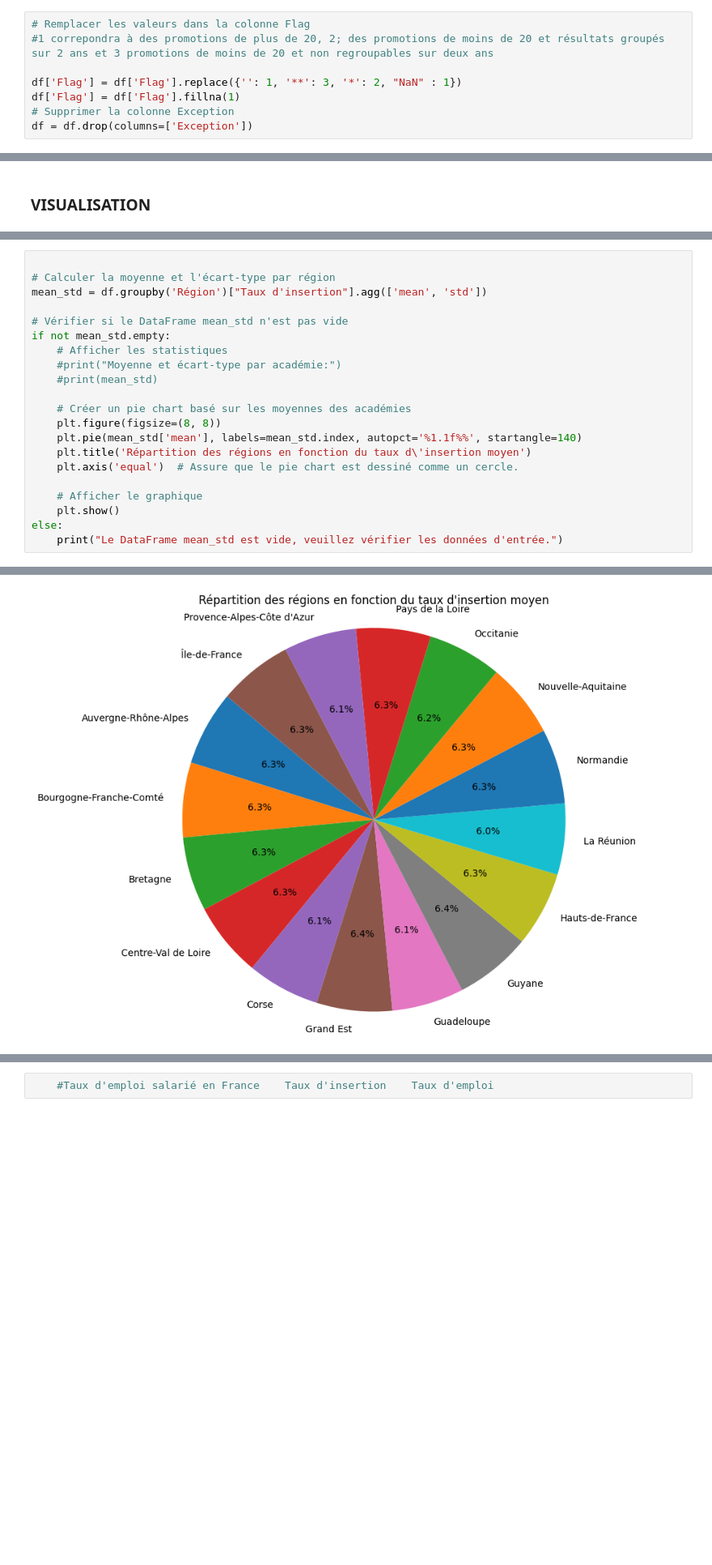
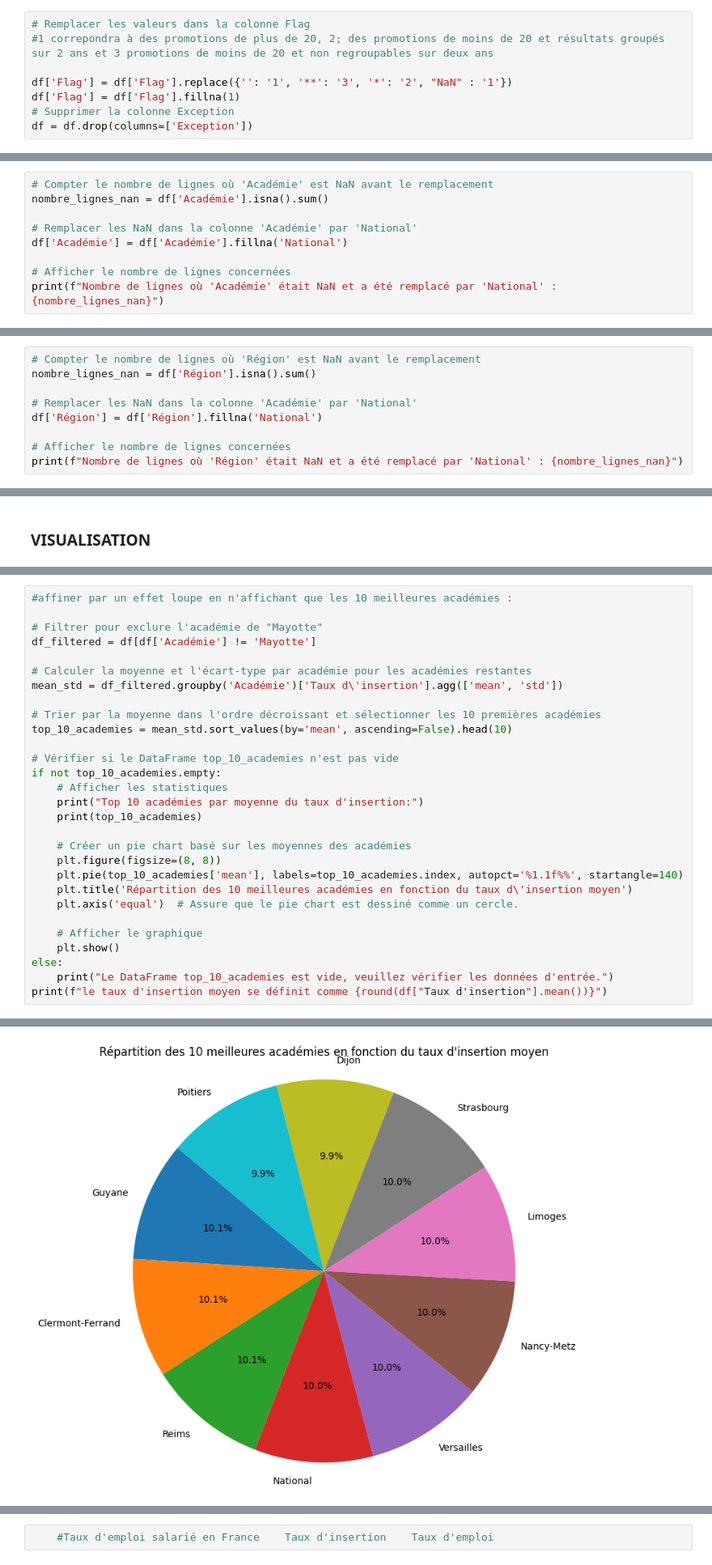
Before and after one commit to sybilleloth/debouchesBAC3, a Jupyter notebook: data/connaissance fichier data.ipynb, the cells around one changed output, grey strips where cells are left out. Shown at 81% size. Cells and saved outputs as stored; diff of their text form; blank space fills up the shorter version.

Commit message:
fonctionne mais tjs incomplet

```diff
--- a/data/connaissance fichier data.ipynb
+++ b/data/connaissance fichier data.ipynb
@@ -943,7 +1193,7 @@ df_mayotte.head(10).T
 # Remplacer les valeurs dans la colonne Flag
 #1 correpondra à des promotions de plus de 20, 2; des promotions de moins de 20 et résultats groupés sur 2 ans et 3 promotions de moins de 20 et non regroupables sur deux ans
 
-df['Flag'] = df['Flag'].replace({'': 1, '**': 3, '*': 2, "NaN" : 1})
+df['Flag'] = df['Flag'].replace({'': '1', '**': '3', '*': '2', "NaN" : '1'})
 df['Flag'] = df['Flag'].fillna(1)
 # Supprimer la colonne Exception
 df = df.drop(columns=['Exception'])
@@ -982,0 +1360,9 @@ DataFrame après suppression des colonnes redondantes ou inutiles :
+# %%
+# Compter le nombre de lignes où 'Académie' est NaN avant le remplacement
+nombre_lignes_nan = df['Académie'].isna().sum()
+
+# Remplacer les NaN dans la colonne 'Académie' par 'National'
+df['Académie'] = df['Académie'].fillna('National')
+
+# Afficher le nombre de lignes concernées
+print(f"Nombre de lignes où 'Académie' était NaN et a été remplacé par 'National' : {nombre_lignes_nan}")
@@ -982,0 +1371,9 @@ DataFrame après suppression des colonnes redondantes ou inutiles :
+# %%
+# Compter le nombre de lignes où 'Région' est NaN avant le remplacement
+nombre_lignes_nan = df['Région'].isna().sum()
+
+# Remplacer les NaN dans la colonne 'Académie' par 'National'
+df['Région'] = df['Région'].fillna('National')
+
+# Afficher le nombre de lignes concernées
+print(f"Nombre de lignes où 'Région' était NaN et a été remplacé par 'National' : {nombre_lignes_nan}")
@@ -1067,22 +1616,30 @@ Versailles        91.162500   6.807212
 # %%
+#affiner par un effet loupe en n'affichant que les 10 meilleures académies :
 
-# Calculer la moyenne et l'écart-type par région
-mean_std = df.groupby('Région')["Taux d'insertion"].agg(['mean', 'std'])
+# Filtrer pour exclure l'académie de "Mayotte"
+df_filtered = df[df['Académie'] != 'Mayotte']
 
-# Vérifier si le DataFrame mean_std n'est pas vide
-if not mean_std.empty:
+# Calculer la moyenne et l'écart-type par académie pour les académies restantes
+mean_std = df_filtered.groupby('Académie')['Taux d\'insertion'].agg(['mean', 'std'])
+
+# Trier par la moyenne dans l'ordre décroissant et sélectionner les 10 premières académies
+top_10_academies = mean_std.sort_values(by='mean', ascending=False).head(10)
+
+# Vérifier si le DataFrame top_10_academies n'est pas vide
+if not top_10_academies.empty:
     # Afficher les statistiques
-    #print("Moyenne et écart-type par académie:")
-    #print(mean_std)
+    print("Top 10 académies par moyenne du taux d'insertion:")
+    print(top_10_academies)
 
     # Créer un pie chart basé sur les moyennes des académies
     plt.figure(figsize=(8, 8))
-    plt.pie(mean_std['mean'], labels=mean_std.index, autopct='%1.1f%%', startangle=140)
-    plt.title('Répartition des régions en fonction du taux d\'insertion moyen')
+    plt.pie(top_10_academies['mean'], labels=top_10_academies.index, autopct='%1.1f%%', startangle=140)
+    plt.title('Répartition des 10 meilleures académies en fonction du taux d\'insertion moyen')
     plt.axis('equal')  # Assure que le pie chart est dessiné comme un cercle.
 
     # Afficher le graphique
     plt.show()
 else:
-    print("Le DataFrame mean_std est vide, veuillez vérifier les données d'entrée.")
+    print("Le DataFrame top_10_academies est vide, veuillez vérifier les données d'entrée.")
+print(f"le taux d'insertion moyen se définit comme {round(df["Taux d'insertion"].mean())}")
 # %% [output]
@@ -1089 +1659 @@ else:
-[figure, old version]
+[figure, new version]
```
Also changed, not shown: parts of 82 cells of this notebook, 18 other files.
